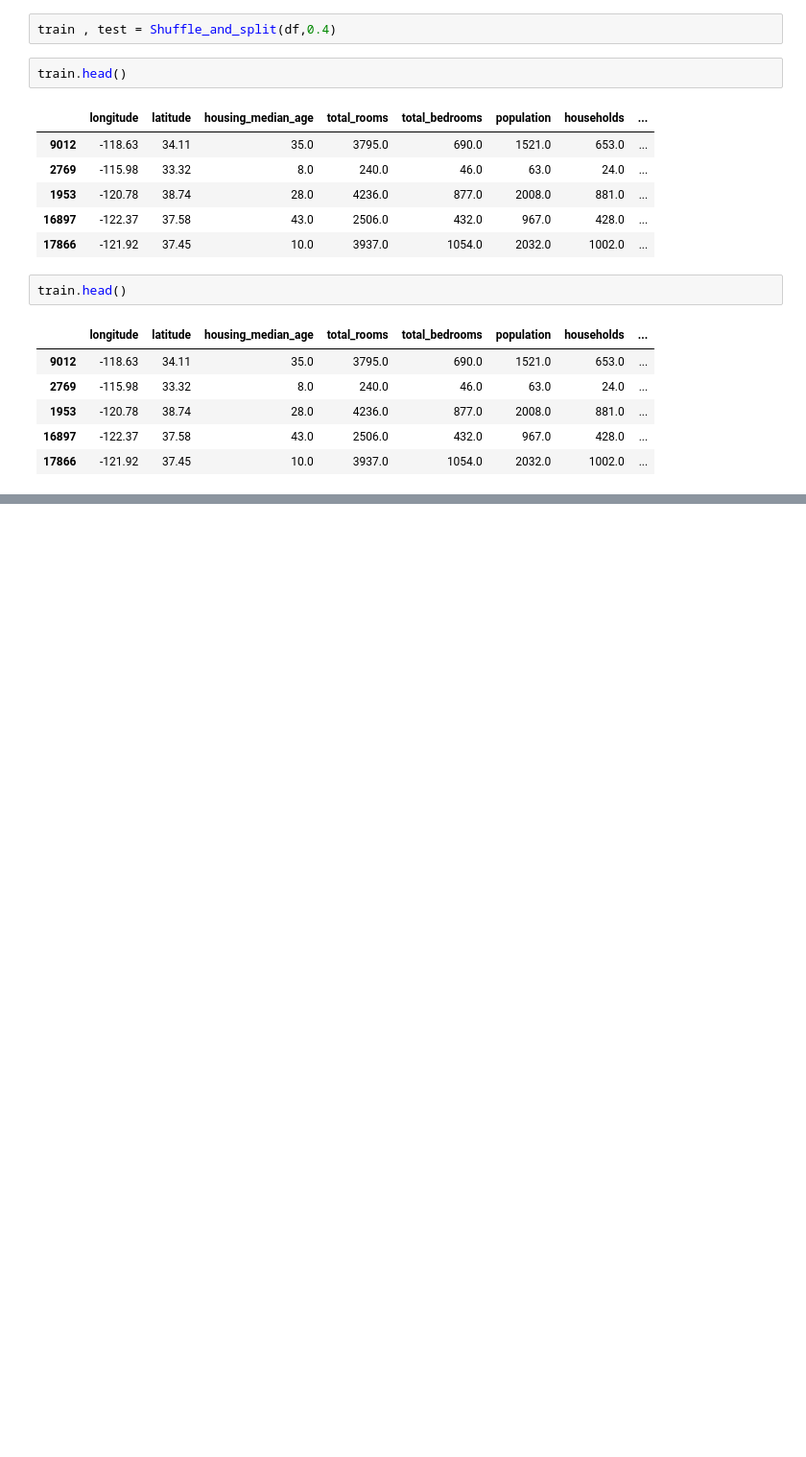
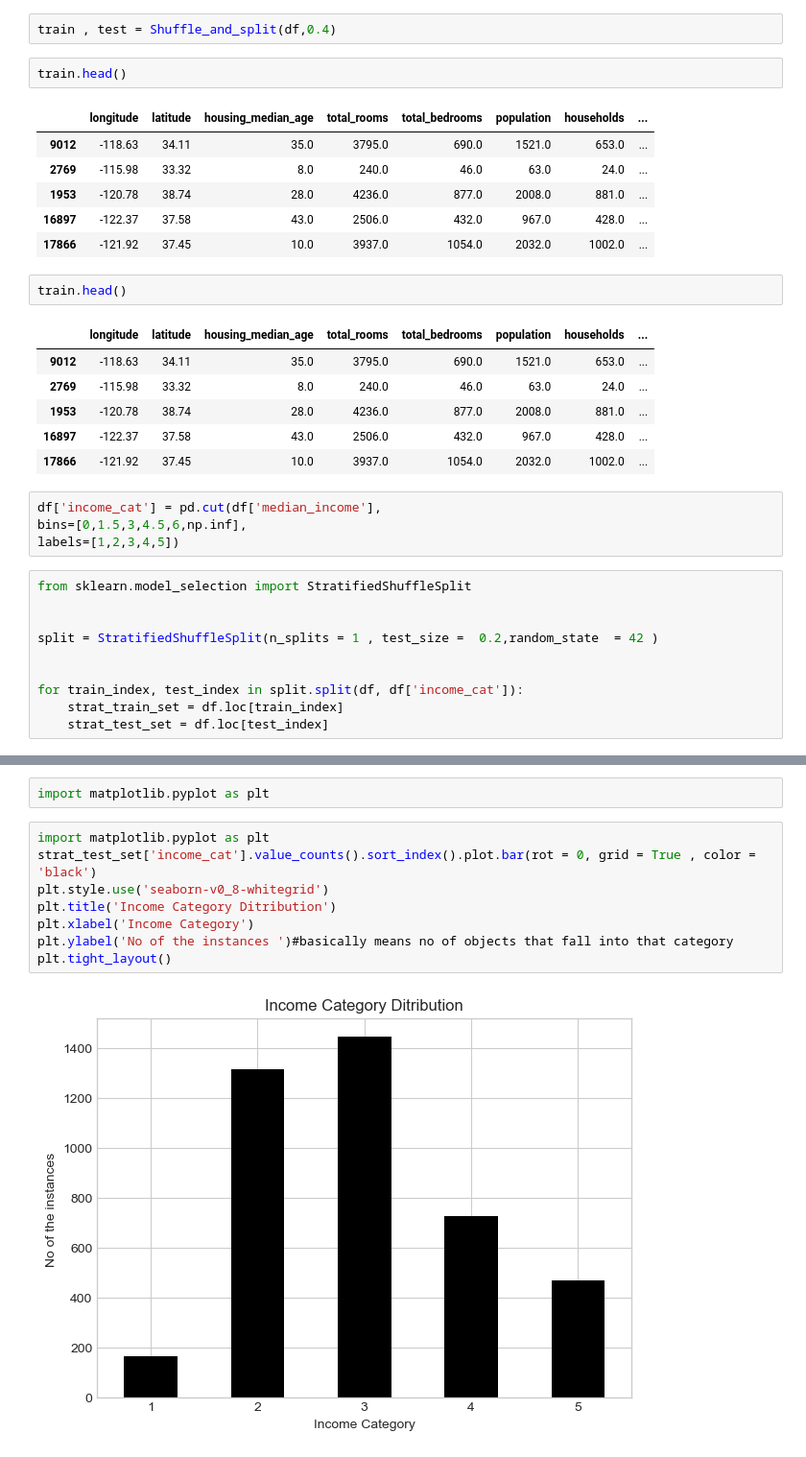
Before and after one commit to Venux09/Data-science-learning, a Jupyter notebook: Machine learning/gurgaon house prices predicton/creating_a_test _set.ipynb, the cells around one changed output, grey strips where cells are left out. Shown at 96% size. Cells and saved outputs as stored; diff of their text form; blank space fills up the shorter version.

Commit message:
add : understood how to stratified sampling and also how to do shufeeling without chagine the data

```diff
--- a/Machine learning/gurgaon house prices predicton/creating_a_test _set.ipynb
+++ b/Machine learning/gurgaon house prices predicton/creating_a_test _set.ipynb
@@ -144,3 +144,17 @@ train.head()
 | 1953 | -120.78 | 38.74 | 28.0 | 4236.0 | 877.0 | 2008.0 | 881.0 | ... |
 | 16897 | -122.37 | 37.58 | 43.0 | 2506.0 | 432.0 | 967.0 | 428.0 | ... |
 | 17866 | -121.92 | 37.45 | 10.0 | 3937.0 | 1054.0 | 2032.0 | 1002.0 | ... |
+# %%
+df['income_cat'] = pd.cut(df['median_income'],
+bins=[0,1.5,3,4.5,6,np.inf],
+labels=[1,2,3,4,5])
+# %%
+from sklearn.model_selection import StratifiedShuffleSplit
+
+
+split = StratifiedShuffleSplit(n_splits = 1 , test_size =  0.2,random_state  = 42 )
+
+
+for train_index, test_index in split.split(df, df['income_cat']):
+    strat_train_set = df.loc[train_index]
+    strat_test_set = df.loc[test_index]
@@ -146,0 +177,12 @@ train.head()
+# %%
+import matplotlib.pyplot as plt
+# %%
+import matplotlib.pyplot as plt
+strat_test_set['income_cat'].value_counts().sort_index().plot.bar(rot = 0, grid = True , color = 'black')
+plt.style.use('seaborn-v0_8-whitegrid')
+plt.title('Income Category Ditribution')
+plt.xlabel('Income Category')
+plt.ylabel('No of the instances ')#basically means no of objects that fall into that category
+plt.tight_layout()
+# %% [output]
+[figure, added]
```
Also changed, not shown: parts of 1 cell of this notebook, 1 other file.
